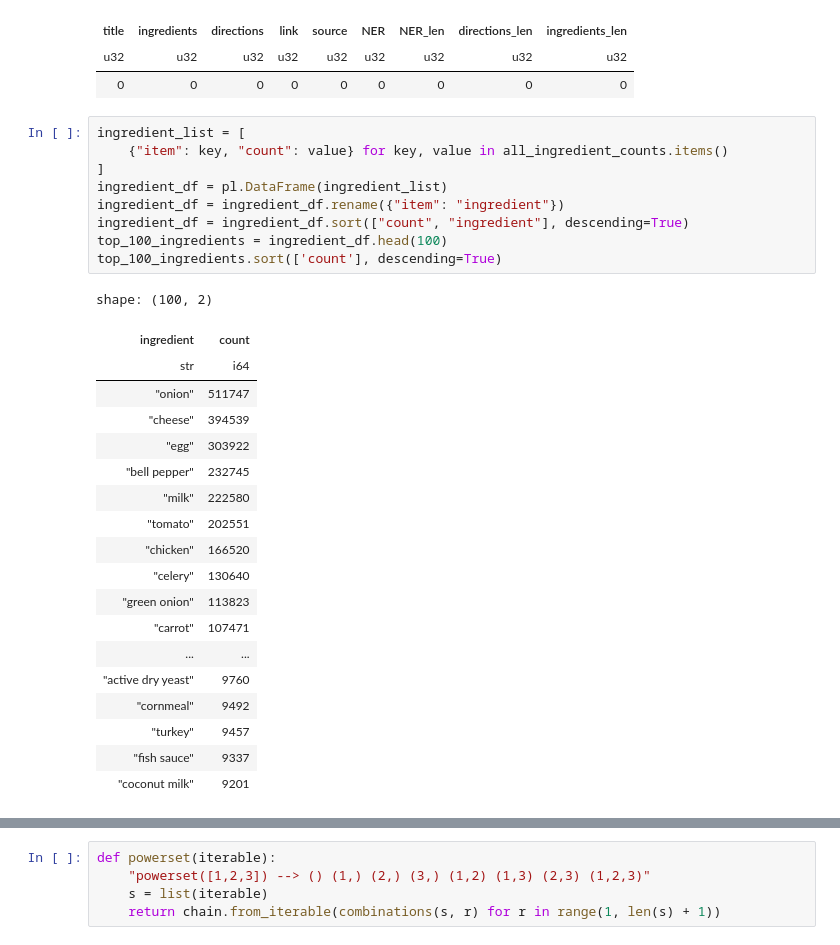
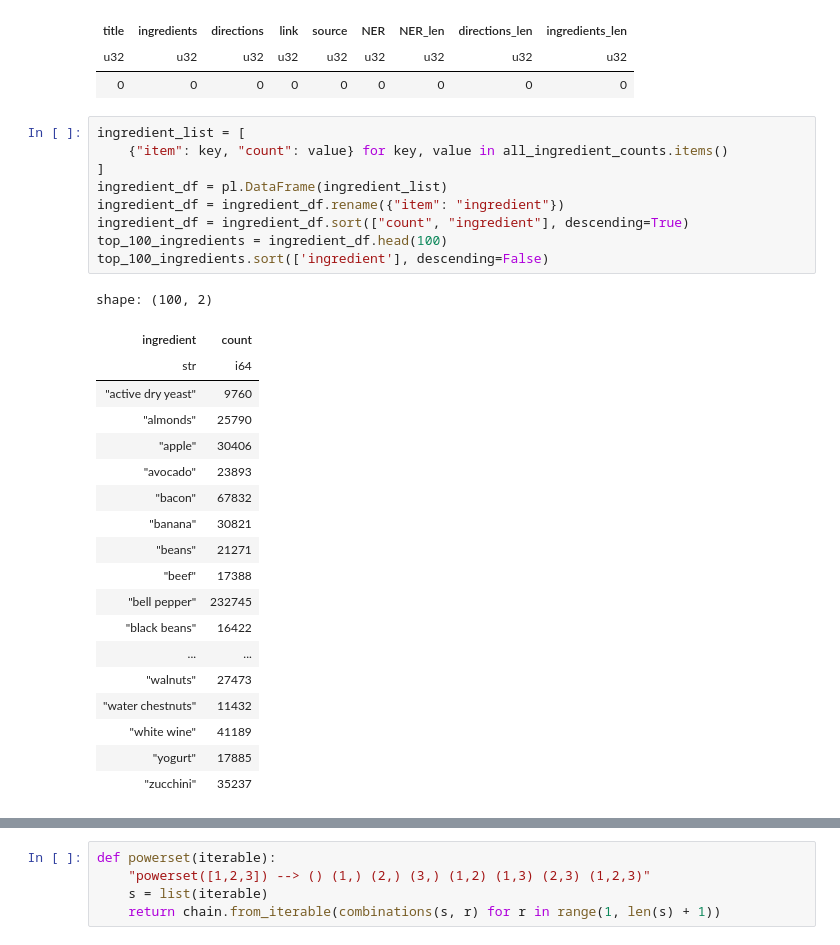
Before and after one commit to teddy661/gotmeals, a Jupyter notebook: EDA/RecipeNLG_ed_EDA.ipynb, the cells around one changed output, grey strips where cells are left out. Cells and saved outputs as stored; diff of their text form.

```diff
--- a/EDA/RecipeNLG_ed_EDA.ipynb
+++ b/EDA/RecipeNLG_ed_EDA.ipynb
@@ -41,32 +41,32 @@ shape: (1, 9)
 # %%
 ingredient_list = [
     {"item": key, "count": value} for key, value in all_ingredient_counts.items()
 ]
 ingredient_df = pl.DataFrame(ingredient_list)
 ingredient_df = ingredient_df.rename({"item": "ingredient"})
 ingredient_df = ingredient_df.sort(["count", "ingredient"], descending=True)
 top_100_ingredients = ingredient_df.head(100)
-top_100_ingredients.sort(['count'], descending=True)
+top_100_ingredients.sort(['ingredient'], descending=False)
 # %% [output]
 shape: (100, 2)
 | ingredient | count |
 | str | i64 |
-| "onion" | 511747 |
-| "cheese" | 394539 |
-| "egg" | 303922 |
+| "active dry yeast" | 9760 |
+| "almonds" | 25790 |
+| "apple" | 30406 |
+| "avocado" | 23893 |
+| "bacon" | 67832 |
+| "banana" | 30821 |
+| "beans" | 21271 |
+| "beef" | 17388 |
 | "bell pepper" | 232745 |
-| "milk" | 222580 |
-| "tomato" | 202551 |
-| "chicken" | 166520 |
-| "celery" | 130640 |
-| "green onion" | 113823 |
-| "carrot" | 107471 |
+| "black beans" | 16422 |
 | ... | ... |
-| "active dry yeast" | 9760 |
-| "cornmeal" | 9492 |
-| "turkey" | 9457 |
-| "fish sauce" | 9337 |
-| "coconut milk" | 9201 |
+| "walnuts" | 27473 |
+| "water chestnuts" | 11432 |
+| "white wine" | 41189 |
+| "yogurt" | 17885 |
+| "zucchini" | 35237 |
 # %%
 # Number of ingredients used more than 15,000 times
 filtered_ingredients = ingredient_df.filter(ingredient_df["count"] >= 15000)
```
Also changed, not shown: parts of 1 cell of this notebook.
